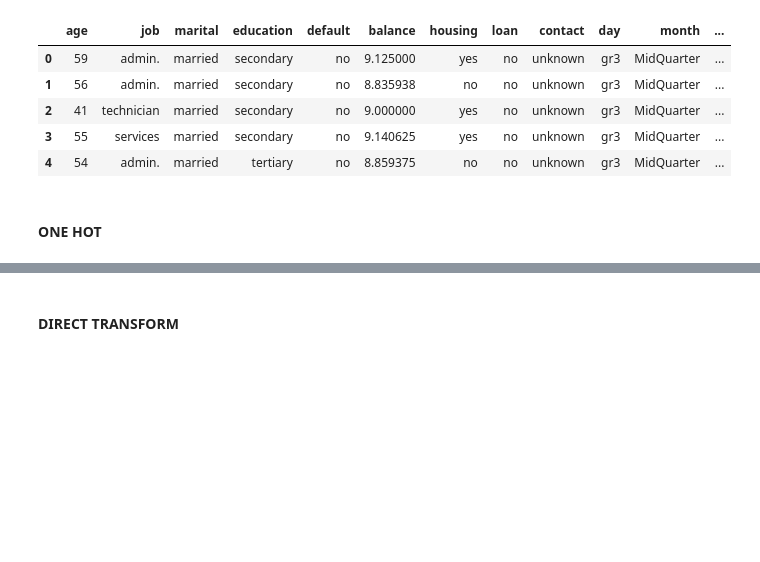
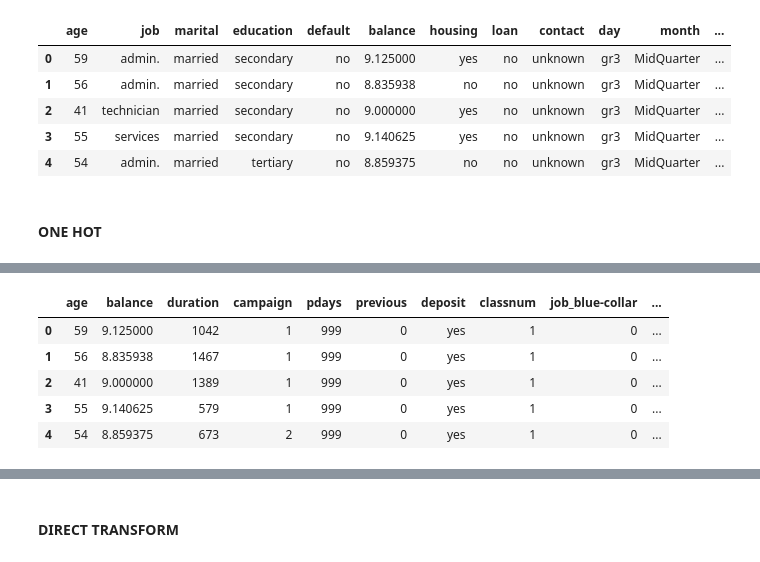
Before and after one commit to HieuFromWaterloo/stat441_project, a Jupyter notebook: BankX.ipynb, the cells around one changed output, grey strips where cells are left out. Drawn from its saved outputs; the diff is of its cells as text; code cells hidden in the pictures; blank space fills up the shorter version.

```diff
--- a/BankX.ipynb
+++ b/BankX.ipynb
@@ -592,3 +612,12 @@ Decreased by 47.0%
+# %%
+data_transform.head()
+# %% [output]
+|  | age | balance | duration | campaign | pdays | previous | deposit | classnum | job_blue-collar | ... |
+| 0 | 59 | 9.125000 | 1042 | 1 | 999 | 0 | yes | 1 | 0 | ... |
+| 1 | 56 | 8.835938 | 1467 | 1 | 999 | 0 | yes | 1 | 0 | ... |
+| 2 | 41 | 9.000000 | 1389 | 1 | 999 | 0 | yes | 1 | 0 | ... |
+| 3 | 55 | 9.140625 | 579 | 1 | 999 | 0 | yes | 1 | 0 | ... |
+| 4 | 54 | 8.859375 | 673 | 2 | 999 | 0 | yes | 1 | 0 | ... |
 # %%
 data_transform.describe()
 # %% [output]
```
Also changed, not shown: parts of 14 cells of this notebook, 3 other files.
